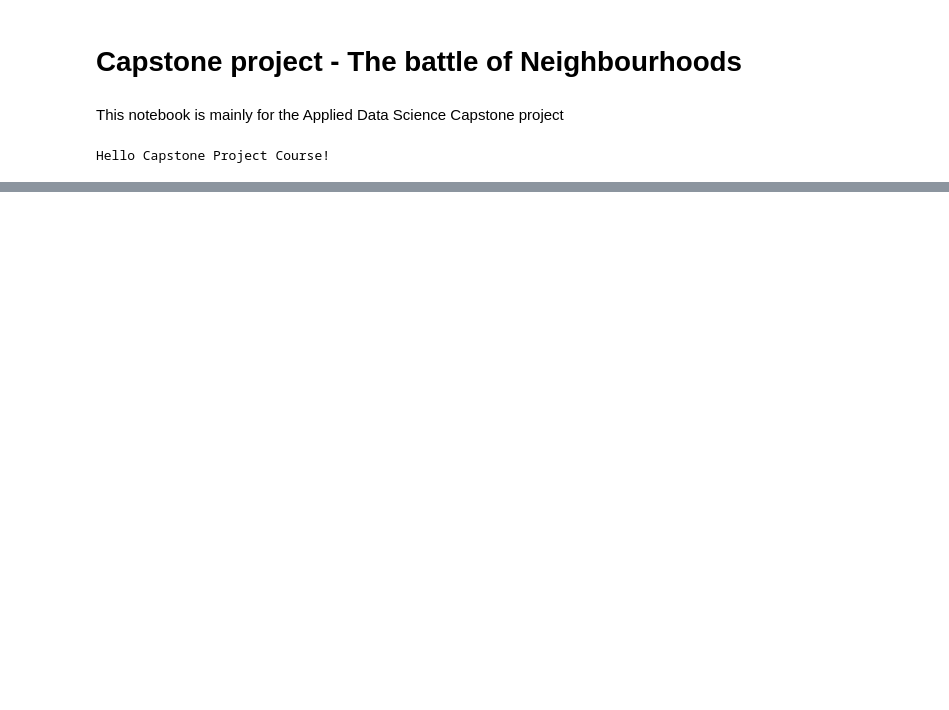
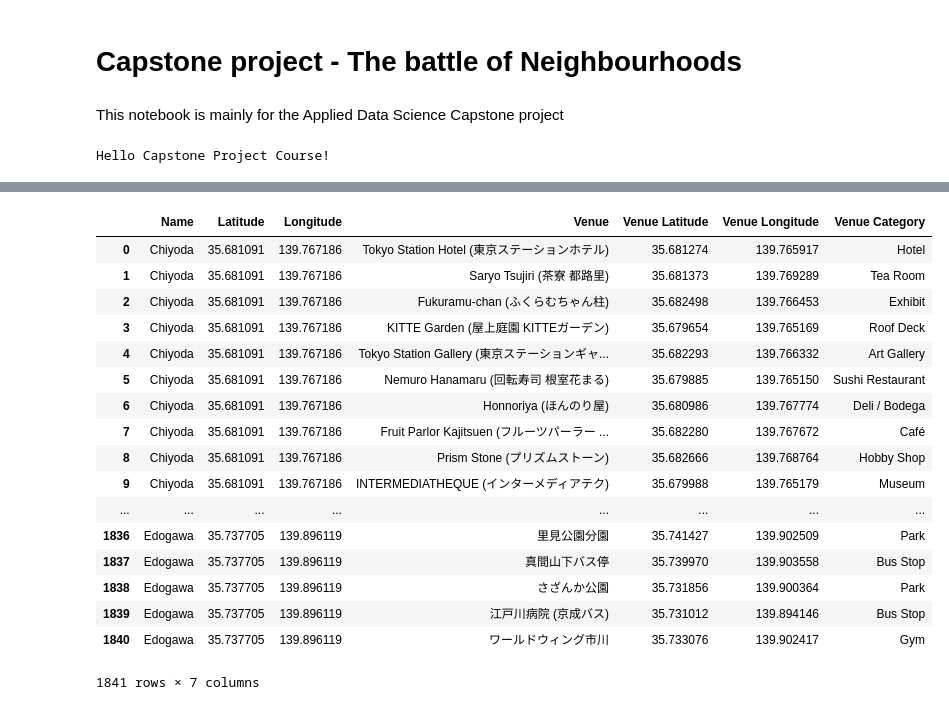
Before and after one commit to VeraDJW/Applied_data_science_capstone, a Jupyter notebook: Capstone project.ipynb, the cells around one changed output, grey strips where cells are left out. Cells and saved outputs as stored; diff of their text form; code cells hidden in the pictures; blank space fills up the shorter version.

```diff
--- a/Capstone project.ipynb
+++ b/Capstone project.ipynb
@@ -27,0 +52,23 @@ With the increase demand in housing market, the price keeps going up. Residents
+# %%
+column_names = ['Name','Population','Latitude','Longitude']
+column_2 = ['Name','District','Population','Latitude','Longitude']
+tokyo = pd.DataFrame(columns = column_names)
+tokyo_2 = pd.DataFrame(columns = column_2)
+
+for name,pop,districts in zip(df_tokyo['Name'], df_tokyo['Population(as of October\xa02016'],df_tokyo['Major districts']):
+
+    address = '{},Tokyo'.format(name)
+    geolocator = Nominatim(user_agent="TK_explorer")
+    location = geolocator.geocode(address)
+
+    tokyo = tokyo.append({'Name':name,
+                         'Population': pop,
+                         'Latitude': location.latitude,
+                         'Longitude': location.longitude}, ignore_index=True)
+    districts_list = districts.split(',')
+    for district in districts_list:
+        tokyo_2 = tokyo_2.append({'Name':name,
+                                 'District':district,
+                                 'Population':pop,
+                                 'Latitude': location.latitude,
+                                 'Longitude': location.longitude},ignore_index=True)
@@ -27,0 +86,14 @@ With the increase demand in housing market, the price keeps going up. Residents
+# %%
+radius = 500
+LIMIT=100
+
+neighborhood_latitude = 36.0611
+neighborhood_longitude = 103.8343
+url= 'https://api.foursquare.com/v2/venues/explore?&client_id={}&client_secret={}&v={}&ll={},{}&radius={}&limit={}'.format(CLIENT_ID,
+                                                                                                                     CLIENT_SECRET,
+                                                                                                                     VERSION,
+                                                                                                                     neighborhood_latitude,
+                                                                                                                    neighborhood_longitude,
+                                                                                                                        radius,
+                                                                                                                            LIMIT)
+url # display URL
@@ -27,0 +144,6 @@ With the increase demand in housing market, the price keeps going up. Residents
+# %%
+LIMIT=100
+Tokyo = getNearbyVenues(names=tokyo['Name'],
+                                   latitudes=tokyo['Latitude'],
+                                   longitudes=tokyo['Longitude']
+                                  )
@@ -27,0 +168,21 @@ With the increase demand in housing market, the price keeps going up. Residents
+# %%
+Tokyo
+# %% [output]
+|  | Name | Latitude | Longitude | Venue | Venue Latitude | Venue Longitude | Venue Category |
+| 0 | Chiyoda | 35.681091 | 139.767186 | Tokyo Station Hotel (東京ステーションホテル) | 35.681274 | 139.765917 | Hotel |
+| 1 | Chiyoda | 35.681091 | 139.767186 | Saryo Tsujiri (茶寮 都路里) | 35.681373 | 139.769289 | Tea Room |
+| 2 | Chiyoda | 35.681091 | 139.767186 | Fukuramu-chan (ふくらむちゃん柱) | 35.682498 | 139.766453 | Exhibit |
+| 3 | Chiyoda | 35.681091 | 139.767186 | KITTE Garden (屋上庭園 KITTEガーデン) | 35.679654 | 139.765169 | Roof Deck |
+| 4 | Chiyoda | 35.681091 | 139.767186 | Tokyo Station Gallery (東京ステーションギャ... | 35.682293 | 139.766332 | Art Gallery |
+| 5 | Chiyoda | 35.681091 | 139.767186 | Nemuro Hanamaru (回転寿司 根室花まる) | 35.679885 | 139.765150 | Sushi Restaurant |
+| 6 | Chiyoda | 35.681091 | 139.767186 | Honnoriya (ほんのり屋) | 35.680986 | 139.767774 | Deli / Bodega |
+| 7 | Chiyoda | 35.681091 | 139.767186 | Fruit Parlor Kajitsuen (フルーツパーラー ... | 35.682280 | 139.767672 | Café |
+| 8 | Chiyoda | 35.681091 | 139.767186 | Prism Stone (プリズムストーン) | 35.682666 | 139.768764 | Hobby Shop |
+| 9 | Chiyoda | 35.681091 | 139.767186 | INTERMEDIATHEQUE (インターメディアテク) | 35.679988 | 139.765179 | Museum |
+| ... | ... | ... | ... | ... | ... | ... | ... |
+| 1836 | Edogawa | 35.737705 | 139.896119 | 里見公園分園 | 35.741427 | 139.902509 | Park |
+| 1837 | Edogawa | 35.737705 | 139.896119 | 真間山下バス停 | 35.739970 | 139.903558 | Bus Stop |
+| 1838 | Edogawa | 35.737705 | 139.896119 | さざんか公園 | 35.731856 | 139.900364 | Park |
+| 1839 | Edogawa | 35.737705 | 139.896119 | 江戸川病院 (京成バス) | 35.731012 | 139.894146 | Bus Stop |
+| 1840 | Edogawa | 35.737705 | 139.896119 | ワールドウィング市川 | 35.733076 | 139.902417 | Gym |
+1841 rows × 7 columns
```
Also changed, not shown: parts of 43 cells of this notebook.
